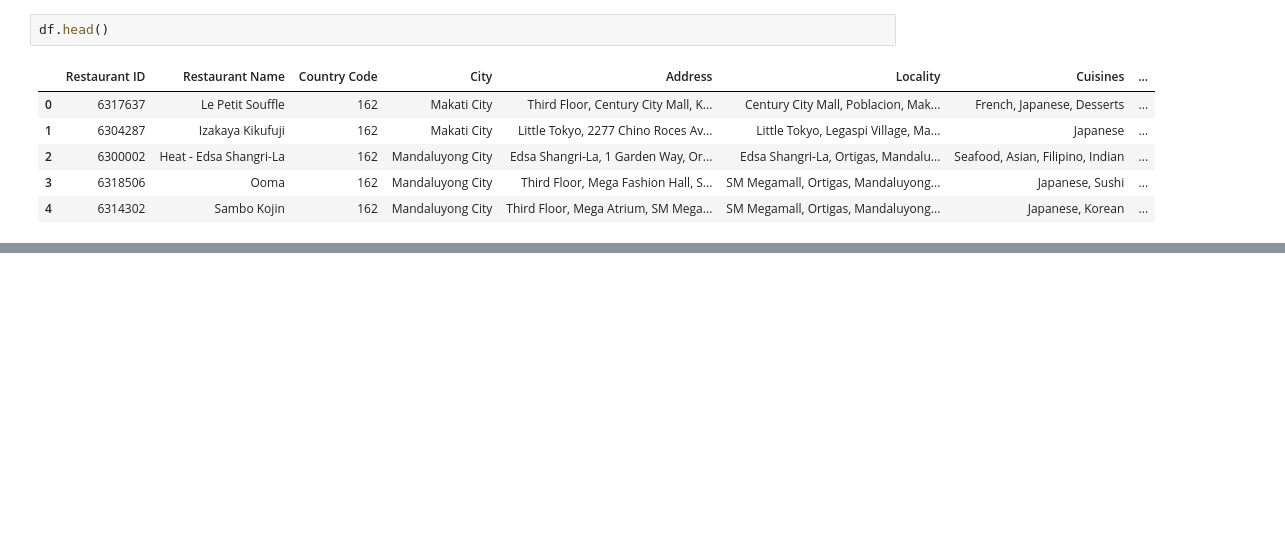
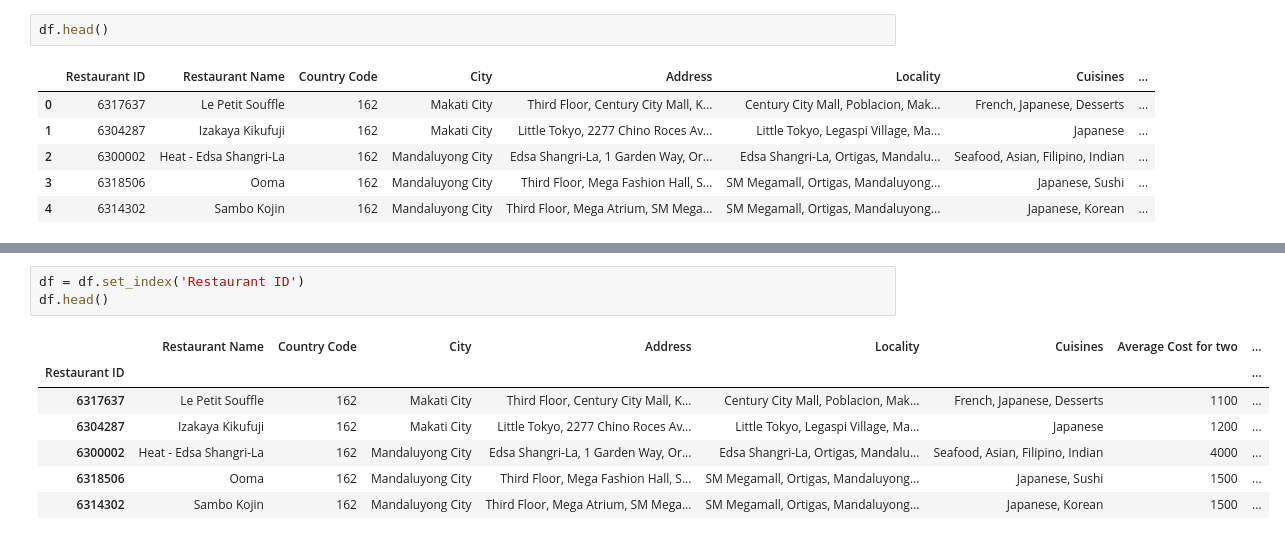
Before and after one commit to harshkumar53/python, a Jupyter notebook: pratice analysis/zomato.ipynb, the cells around one changed output, grey strips where cells are left out. Saved outputs shown, nothing was run; the diff lists cells and outputs as text; blank space fills up the shorter version.

```diff
--- a/pratice analysis/zomato.ipynb
+++ b/pratice analysis/zomato.ipynb
@@ -34,0 +189,11 @@ df.head()
+# %%
+df = df.set_index('Restaurant ID')
+df.head()
+# %% [output]
+|  | Restaurant Name | Country Code | City | Address | Locality | Cuisines | Average Cost for two | ... |
+| Restaurant ID |  |  |  |  |  |  |  | ... |
+| 6317637 | Le Petit Souffle | 162 | Makati City | Third Floor, Century City Mall, K... | Century City Mall, Poblacion, Mak... | French, Japanese, Desserts | 1100 | ... |
+| 6304287 | Izakaya Kikufuji | 162 | Makati City | Little Tokyo, 2277 Chino Roces Av... | Little Tokyo, Legaspi Village, Ma... | Japanese | 1200 | ... |
+| 6300002 | Heat - Edsa Shangri-La | 162 | Mandaluyong City | Edsa Shangri-La, 1 Garden Way, Or... | Edsa Shangri-La, Ortigas, Mandalu... | Seafood, Asian, Filipino, Indian | 4000 | ... |
+| 6318506 | Ooma | 162 | Mandaluyong City | Third Floor, Mega Fashion Hall, S... | SM Megamall, Ortigas, Mandaluyong... | Japanese, Sushi | 1500 | ... |
+| 6314302 | Sambo Kojin | 162 | Mandaluyong City | Third Floor, Mega Atrium, SM Mega... | SM Megamall, Ortigas, Mandaluyong... | Japanese, Korean | 1500 | ... |
```
Also changed, not shown: parts of 16 cells of this notebook, 19 other files.
